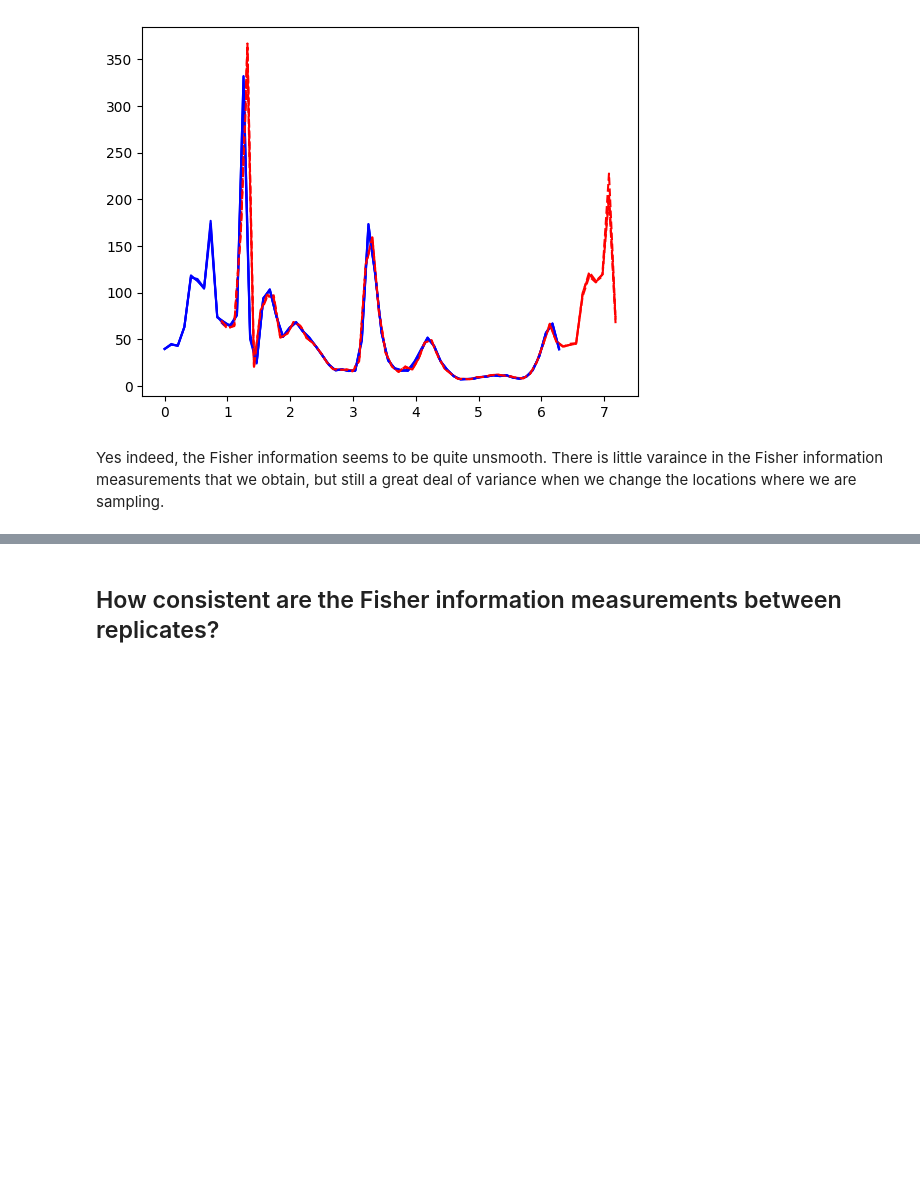
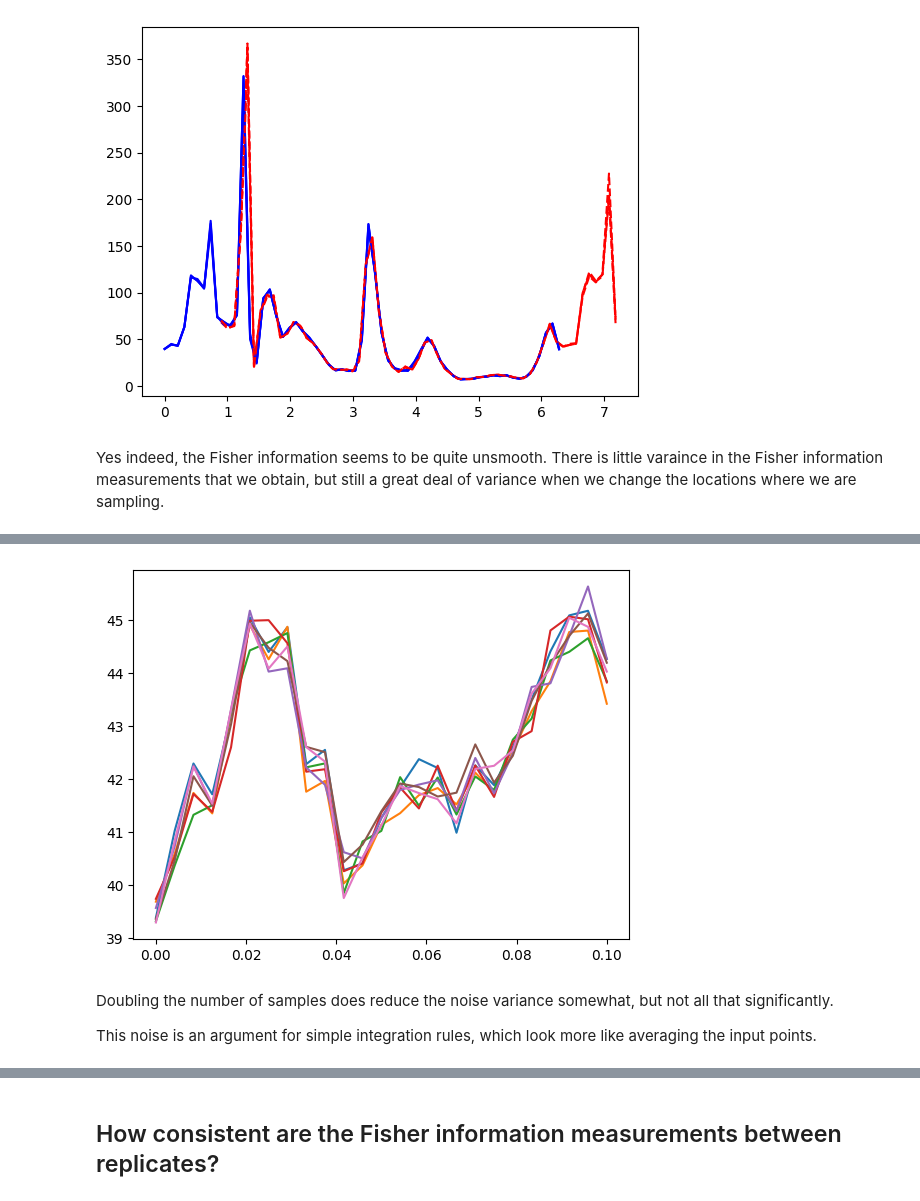
Before and after one commit to lrast/angleFinetuning, a Jupyter notebook: Results2.2-backprop_dynamics.ipynb, the cells around one changed output, grey strips where cells are left out. Drawn from its saved outputs; the diff is of its cells as text; code cells hidden in the pictures; blank space fills up the shorter version.

```diff
--- a/Results2.2-backprop_dynamics.ipynb
+++ b/Results2.2-backprop_dynamics.ipynb
@@ -1342,0 +1495,6 @@ Yes indeed, the Fisher information seems to be quite unsmooth. There is little v
+# %%
+FIs = []
+for rep in range(7):
+    FI = Fisher_derivatives_faces_optimized(model, np.linspace(0, 0.1, 25), num_samples=2000)
+    FIs.append(FI)
+    print(rep)
@@ -1342,0 +1509,9 @@ Yes indeed, the Fisher information seems to be quite unsmooth. There is little v
+# %%
+for FI in FIs:
+    plt.plot(np.linspace(0, 0.1, 25), FI)
+# %% [output]
+[figure, added]
+# %% [markdown]
+Doubling the number of samples does reduce the noise variance somewhat, but not all that significantly.
+
+This noise is an argument for simple integration rules, which look more like averaging the input points.
```
Also changed, not shown: parts of 23 cells of this notebook, 3 other files.
